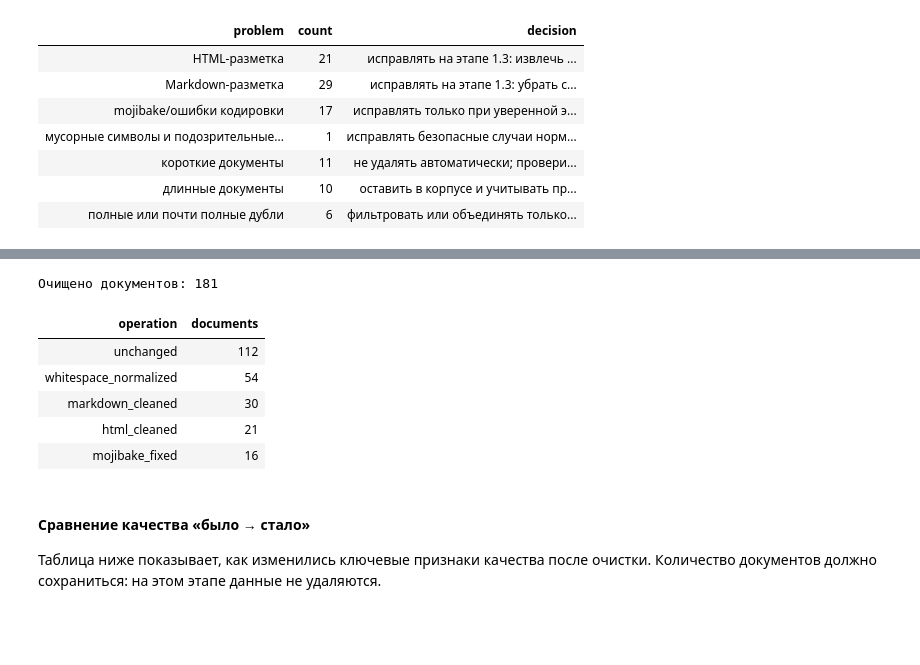
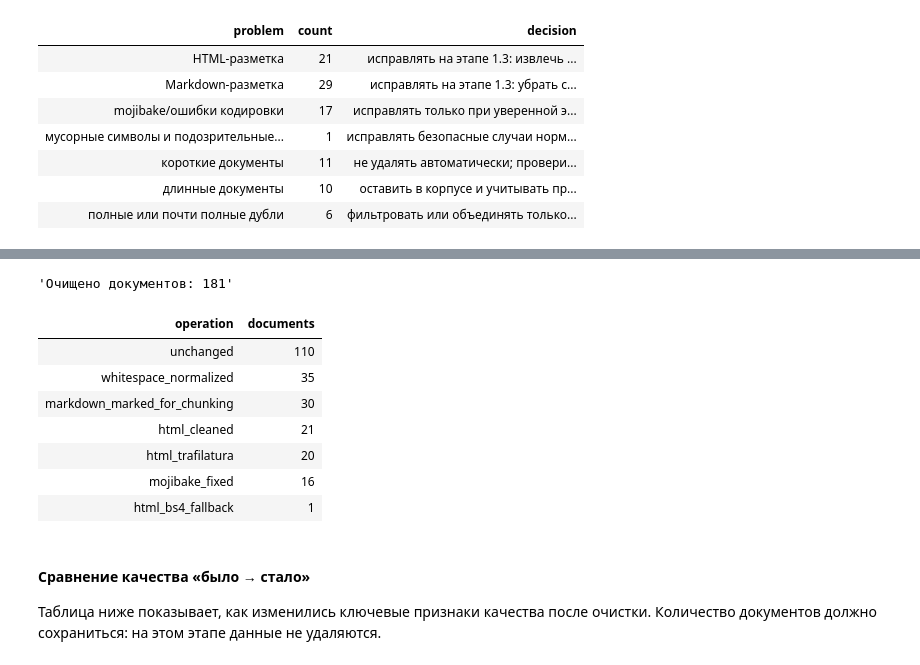
Before and after one commit to IlyaEmelin/ai-agent.rag-system, a Jupyter notebook: notebooks/rag_filmoskop_project.ipynb, the cells around one changed output, grey strips where cells are left out. Saved outputs shown, nothing was run; the diff lists cells and outputs as text; code cells hidden in the pictures; blank space fills up the shorter version.

Commit message:
Update corpus cleaning with trafilatura and ftfy

```diff
--- a/notebooks/rag_filmoskop_project.ipynb
+++ b/notebooks/rag_filmoskop_project.ipynb
@@ -200,25 +209,27 @@ display(audit.decisions)
 # %%
 from src.cleaning import clean_corpus
 from src.diagnostics import (
     build_cleaning_examples_table,
     build_cleaning_operations_table,
     compare_corpus_quality,
 )
 
 cleaned_results = clean_corpus(dataset.docs)
 cleaned_docs = [result.cleaned_document for result in cleaned_results]
 cleaned_audit = audit_corpus(cleaned_docs)
 
-print(f"Очищено документов: {len(cleaned_docs)}")
+display(f"Очищено документов: {len(cleaned_docs)}")
 display(build_cleaning_operations_table(cleaned_results))
 # %% [output]
-Очищено документов: 181
+'Очищено документов: 181'
 | operation | documents |
-| unchanged | 112 |
-| whitespace_normalized | 54 |
-| markdown_cleaned | 30 |
+| unchanged | 110 |
+| whitespace_normalized | 35 |
+| markdown_marked_for_chunking | 30 |
 | html_cleaned | 21 |
+| html_trafilatura | 20 |
 | mojibake_fixed | 16 |
+| html_bs4_fallback | 1 |
 # %% [markdown]
 #### Сравнение качества «было → стало»
 
```
Also changed, not shown: parts of 7 cells of this notebook, 4 other files.
